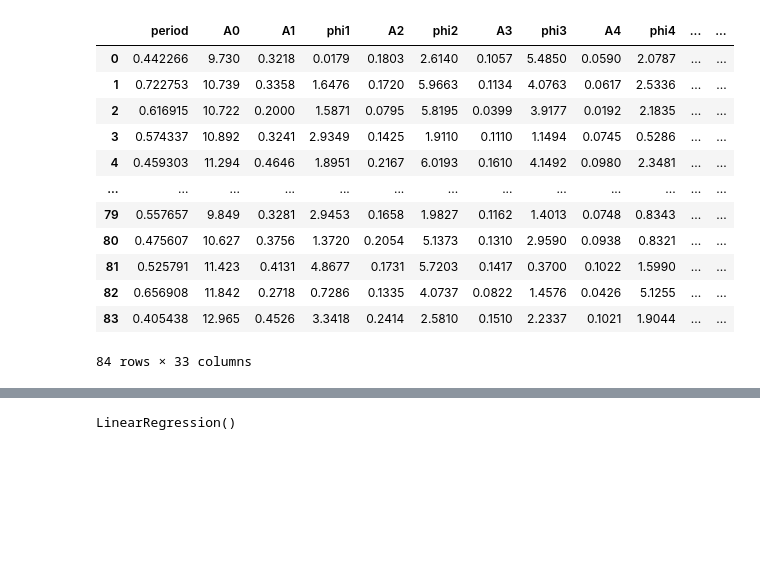
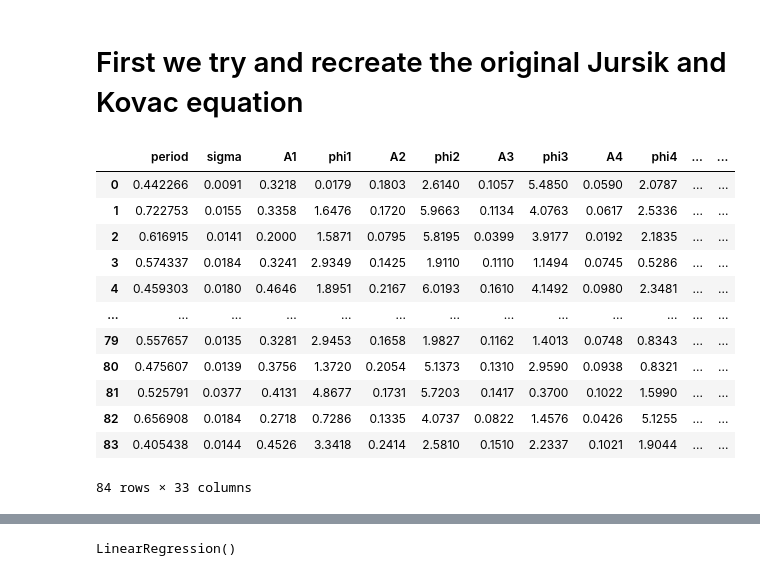
Before and after one commit to handle1337/blink, a Jupyter notebook: notebooks/blink.ipynb, the cells around one changed output, grey strips where cells are left out. Cells and saved outputs as stored; diff of their text form; code cells hidden in the pictures; blank space fills up the shorter version.

```diff
--- a/notebooks/blink.ipynb
+++ b/notebooks/blink.ipynb
@@ -1,29 +1,35 @@
+# %% [markdown]
+# First we try and recreate the original Jursik and Kovac equation
 # %%
+import blink_util
+
 import pandas as pd
 import matplotlib.pyplot as plt
 from sklearn.model_selection import train_test_split, cross_val_score, cross_validate, KFold, ShuffleSplit
 from sklearn.linear_model import LinearRegression
 from sklearn.metrics import mean_squared_error, mean_absolute_error
 from sklearn.metrics import RocCurveDisplay
 
 data = pd.read_csv("Jurcsik_Kovacs_1996_table1.csv")
 
 
 # data filter
-df = data.drop(columns=["shifted_data","star_name", "N", "sigma"])
+
+#set A params to ratios of A1
+df = data.drop(columns=["star_name","shifted_data","A0", "N"])
 
 df
 # %% [output]
-|  | period | A0 | A1 | phi1 | A2 | phi2 | A3 | phi3 | A4 | phi4 | ... | ... |
-| 0 | 0.442266 | 9.730 | 0.3218 | 0.0179 | 0.1803 | 2.6140 | 0.1057 | 5.4850 | 0.0590 | 2.0787 | ... | ... |
-| 1 | 0.722753 | 10.739 | 0.3358 | 1.6476 | 0.1720 | 5.9663 | 0.1134 | 4.0763 | 0.0617 | 2.5336 | ... | ... |
-| 2 | 0.616915 | 10.722 | 0.2000 | 1.5871 | 0.0795 | 5.8195 | 0.0399 | 3.9177 | 0.0192 | 2.1835 | ... | ... |
-| 3 | 0.574337 | 10.892 | 0.3241 | 2.9349 | 0.1425 | 1.9110 | 0.1110 | 1.1494 | 0.0745 | 0.5286 | ... | ... |
-| 4 | 0.459303 | 11.294 | 0.4646 | 1.8951 | 0.2167 | 6.0193 | 0.1610 | 4.1492 | 0.0980 | 2.3481 | ... | ... |
+|  | period | sigma | A1 | phi1 | A2 | phi2 | A3 | phi3 | A4 | phi4 | ... | ... |
+| 0 | 0.442266 | 0.0091 | 0.3218 | 0.0179 | 0.1803 | 2.6140 | 0.1057 | 5.4850 | 0.0590 | 2.0787 | ... | ... |
+| 1 | 0.722753 | 0.0155 | 0.3358 | 1.6476 | 0.1720 | 5.9663 | 0.1134 | 4.0763 | 0.0617 | 2.5336 | ... | ... |
+| 2 | 0.616915 | 0.0141 | 0.2000 | 1.5871 | 0.0795 | 5.8195 | 0.0399 | 3.9177 | 0.0192 | 2.1835 | ... | ... |
+| 3 | 0.574337 | 0.0184 | 0.3241 | 2.9349 | 0.1425 | 1.9110 | 0.1110 | 1.1494 | 0.0745 | 0.5286 | ... | ... |
+| 4 | 0.459303 | 0.0180 | 0.4646 | 1.8951 | 0.2167 | 6.0193 | 0.1610 | 4.1492 | 0.0980 | 2.3481 | ... | ... |
 | ... | ... | ... | ... | ... | ... | ... | ... | ... | ... | ... | ... | ... |
-| 79 | 0.557657 | 9.849 | 0.3281 | 2.9453 | 0.1658 | 1.9827 | 0.1162 | 1.4013 | 0.0748 | 0.8343 | ... | ... |
-| 80 | 0.475607 | 10.627 | 0.3756 | 1.3720 | 0.2054 | 5.1373 | 0.1310 | 2.9590 | 0.0938 | 0.8321 | ... | ... |
-| 81 | 0.525791 | 11.423 | 0.4131 | 4.8677 | 0.1731 | 5.7203 | 0.1417 | 0.3700 | 0.1022 | 1.5990 | ... | ... |
-| 82 | 0.656908 | 11.842 | 0.2718 | 0.7286 | 0.1335 | 4.0737 | 0.0822 | 1.4576 | 0.0426 | 5.1255 | ... | ... |
-| 83 | 0.405438 | 12.965 | 0.4526 | 3.3418 | 0.2414 | 2.5810 | 0.1510 | 2.2337 | 0.1021 | 1.9044 | ... | ... |
+| 79 | 0.557657 | 0.0135 | 0.3281 | 2.9453 | 0.1658 | 1.9827 | 0.1162 | 1.4013 | 0.0748 | 0.8343 | ... | ... |
+| 80 | 0.475607 | 0.0139 | 0.3756 | 1.3720 | 0.2054 | 5.1373 | 0.1310 | 2.9590 | 0.0938 | 0.8321 | ... | ... |
+| 81 | 0.525791 | 0.0377 | 0.4131 | 4.8677 | 0.1731 | 5.7203 | 0.1417 | 0.3700 | 0.1022 | 1.5990 | ... | ... |
+| 82 | 0.656908 | 0.0184 | 0.2718 | 0.7286 | 0.1335 | 4.0737 | 0.0822 | 1.4576 | 0.0426 | 5.1255 | ... | ... |
+| 83 | 0.405438 | 0.0144 | 0.4526 | 3.3418 | 0.2414 | 2.5810 | 0.1510 | 2.2337 | 0.1021 | 1.9044 | ... | ... |
 84 rows × 33 columns
```
Also changed, not shown: parts of 10 cells of this notebook, 1 other file.
